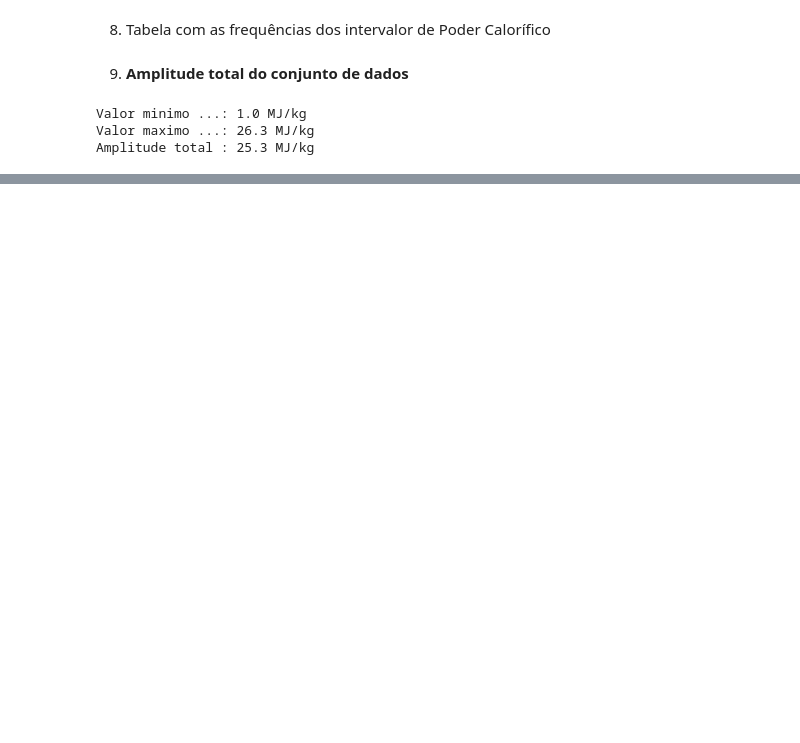
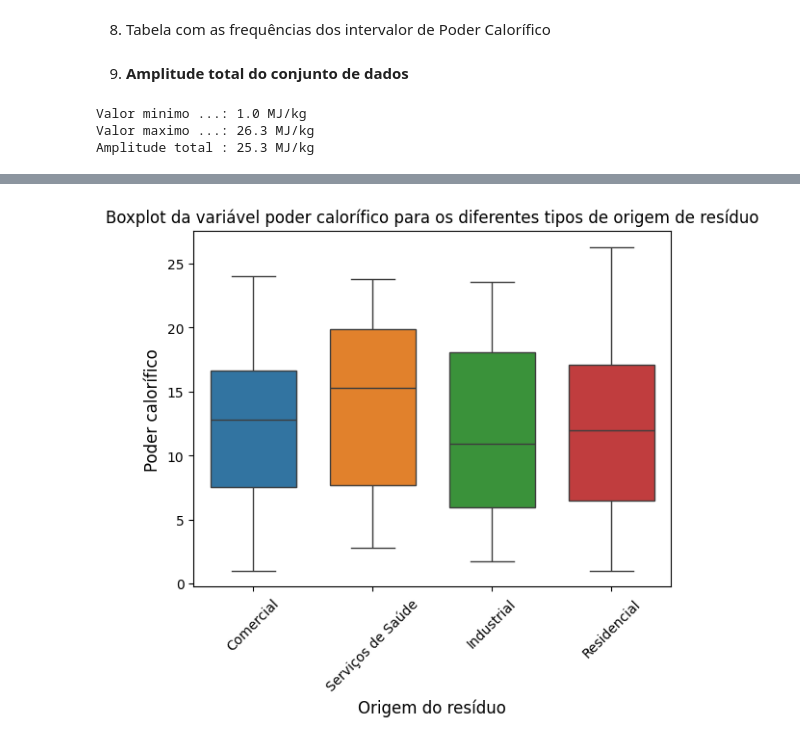
Before and after one commit to gobstech/Solid_Waste_Data_Analysis_Study, a Jupyter notebook: src/quant2_graficos_e_medidas.ipynb, the cells around one changed output, grey strips where cells are left out. Cells and saved outputs as stored; diff of their text form; code cells hidden in the pictures; blank space fills up the shorter version.

```diff
--- a/src/quant2_graficos_e_medidas.ipynb
+++ b/src/quant2_graficos_e_medidas.ipynb
@@ -172,0 +216,9 @@ Amplitude total : 25.3 MJ/kg
+# %%
+sns.boxplot(data=df,x="Origem_Residuo", y = "Poder_Calorifico_MJkg", hue="Origem_Residuo", fill=True,gap=.1)
+plt.xlabel('Origem do resíduo',fontsize=12)
+plt.ylabel('Poder calorífico',fontsize=12)
+plt.title('Boxplot da variável poder calorífico para os diferentes tipos de origem de resíduo',fontsize=12)
+plt.xticks(rotation = 45)
+plt.show()
+# %% [output]
+[figure, added]
```
Also changed, not shown: parts of 8 cells of this notebook.
